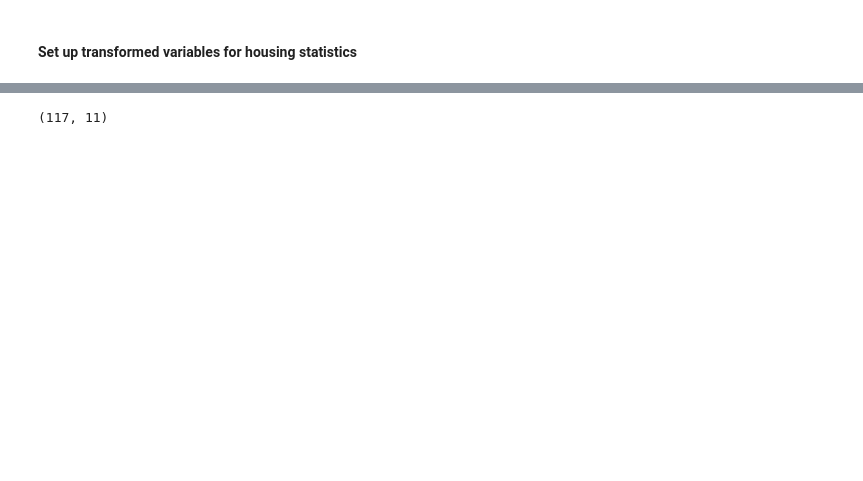
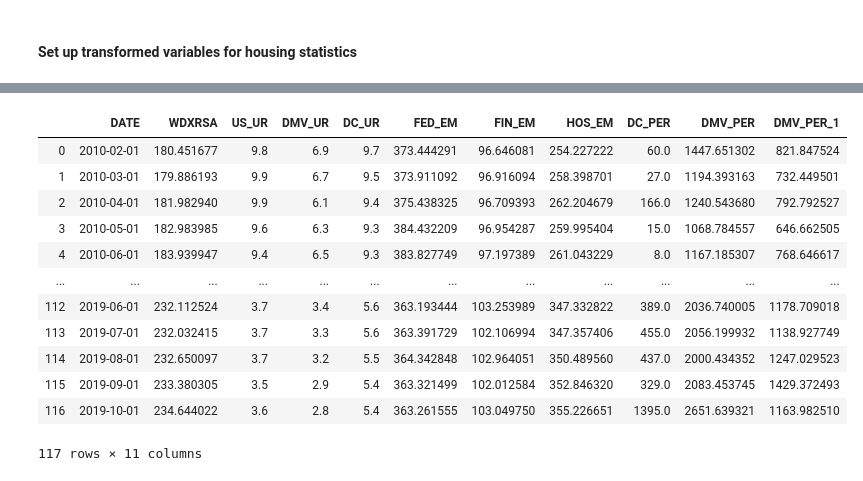
Before and after one commit to iuniorhsiung/mod4_project_DC_housing_price, a Jupyter notebook: python_folder/python file/Data_cleaning_house_price.ipynb, the cells around one changed output, grey strips where cells are left out. Saved outputs shown, nothing was run; the diff lists cells and outputs as text; code cells hidden in the pictures; blank space fills up the shorter version.

```diff
--- a/python_folder/python file/Data_cleaning_house_price.ipynb
+++ b/python_folder/python file/Data_cleaning_house_price.ipynb
@@ -69,5 +124,17 @@ df.shape
 # %%
-df1.shape
+df1
 # %% [output]
+|  | DATE | WDXRSA | US_UR | DMV_UR | DC_UR | FED_EM | FIN_EM | HOS_EM | DC_PER | DMV_PER | DMV_PER_1 |
+| 0 | 2010-02-01 | 180.451677 | 9.8 | 6.9 | 9.7 | 373.444291 | 96.646081 | 254.227222 | 60.0 | 1447.651302 | 821.847524 |
+| 1 | 2010-03-01 | 179.886193 | 9.9 | 6.7 | 9.5 | 373.911092 | 96.916094 | 258.398701 | 27.0 | 1194.393163 | 732.449501 |
+| 2 | 2010-04-01 | 181.982940 | 9.9 | 6.1 | 9.4 | 375.438325 | 96.709393 | 262.204679 | 166.0 | 1240.543680 | 792.792527 |
+| 3 | 2010-05-01 | 182.983985 | 9.6 | 6.3 | 9.3 | 384.432209 | 96.954287 | 259.995404 | 15.0 | 1068.784557 | 646.662505 |
+| 4 | 2010-06-01 | 183.939947 | 9.4 | 6.5 | 9.3 | 383.827749 | 97.197389 | 261.043229 | 8.0 | 1167.185307 | 768.646617 |
+| ... | ... | ... | ... | ... | ... | ... | ... | ... | ... | ... | ... |
+| 112 | 2019-06-01 | 232.112524 | 3.7 | 3.4 | 5.6 | 363.193444 | 103.253989 | 347.332822 | 389.0 | 2036.740005 | 1178.709018 |
+| 113 | 2019-07-01 | 232.032415 | 3.7 | 3.3 | 5.6 | 363.391729 | 102.106994 | 347.357406 | 455.0 | 2056.199932 | 1138.927749 |
+| 114 | 2019-08-01 | 232.650097 | 3.7 | 3.2 | 5.5 | 364.342848 | 102.964051 | 350.489560 | 437.0 | 2000.434352 | 1247.029523 |
+| 115 | 2019-09-01 | 233.380305 | 3.5 | 2.9 | 5.4 | 363.321499 | 102.012584 | 352.846320 | 329.0 | 2083.453745 | 1429.372493 |
+| 116 | 2019-10-01 | 234.644022 | 3.6 | 2.8 | 5.4 | 363.261555 | 103.049750 | 355.226651 | 1395.0 | 2651.639321 | 1163.982510 |
-(117, 11)
+117 rows × 11 columns
 # %%
```
Also changed, not shown: parts of 10 cells of this notebook, 4 other files.
